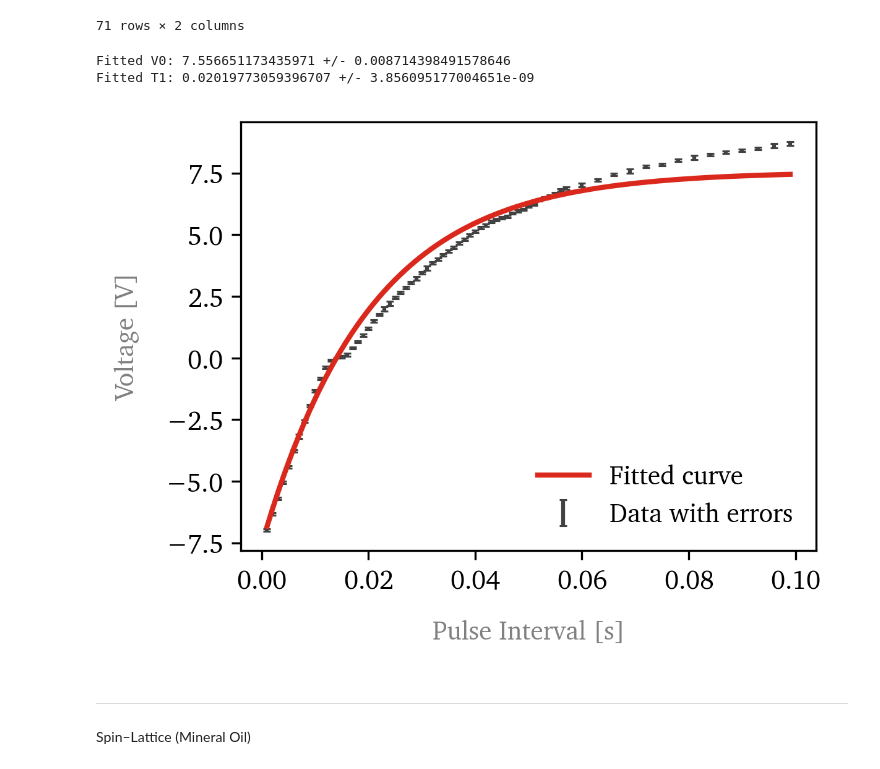
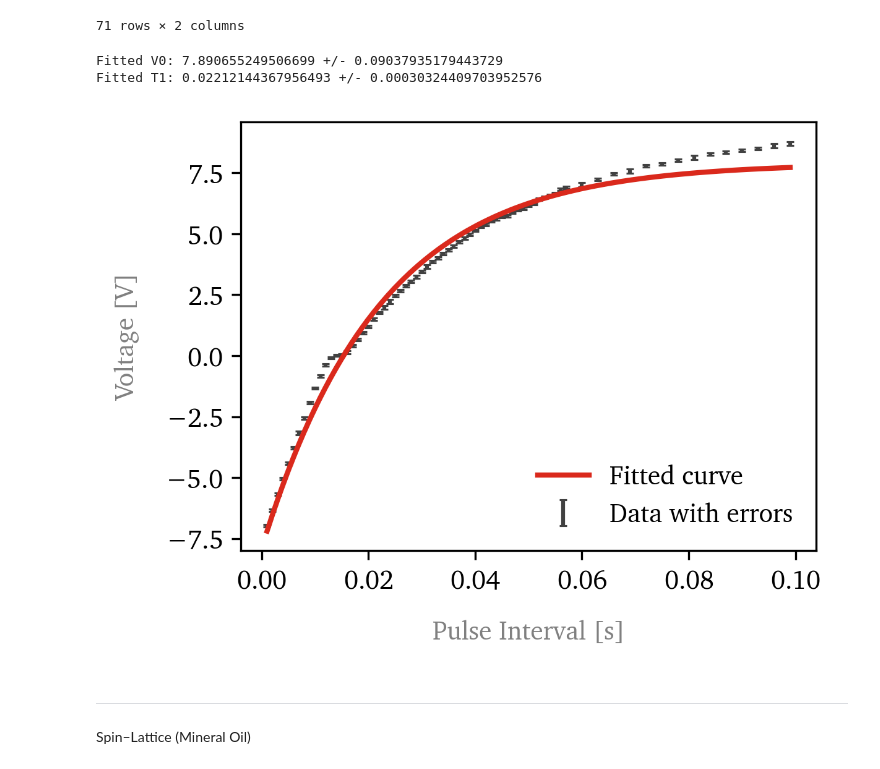
Before and after one commit to headunderheels/PHYS-461, a Jupyter notebook: 5-nmr/NMR.ipynb, the cells around one changed output. Cells and saved outputs as stored; diff of their text form; code cells hidden in the pictures.

```diff
--- a/5-nmr/NMR.ipynb
+++ b/5-nmr/NMR.ipynb
@@ -77,7 +77,7 @@ def decay_model(t, V0, T1):
 
 tdata = df['t']
 Vdata = df['V'].apply(lambda V: V.nominal_value)
-Vsigma = df['V'].apply(lambda V: max(V.std_dev, 1e-6))  # Replace 0 or near-zero std_dev with 1e-6
+Vsigma = df['V'].apply(lambda V: max(V.std_dev, 0.04))
 
 # Use curve_fit with sigma to account for errors
 initial_guesses = [10, 0.01]
@@ -85,37 +85,37 @@ popt, pcov = curve_fit(decay_model,
                                xdata=tdata,
                                ydata=Vdata,
                                sigma=Vsigma,
                                p0=initial_guesses,
-                               absolute_sigma=True
+                               absolute_sigma=False
                                )
 
 # Extract fitted parameters and their uncertainties
 V0_fitted, T1_fitted = popt
 V0_error, T1_error = np.sqrt(np.diag(pcov))
 
 print("Fitted V0:", V0_fitted, "+/-", V0_error)
 print("Fitted T1:", T1_fitted, "+/-", T1_error)
 
 # Plot data with error bars and fitted curve
 t_fit = np.linspace(min(tdata), max(tdata), 100)
 V_fit = decay_model(t_fit, V0_fitted, T1_fitted)
 
 # Plot data with error bars and fitted curve
 plt.figure(figsize=(4, 3))
 plt.errorbar(tdata, Vdata, yerr=Vsigma, label='Data with errors', ecolor='#414141', fmt='none', capsize=1.5, capthick=0.75, linewidth=1.5)
 plt.plot(t_fit, V_fit, color='#da291c', zorder=10, label='Fitted curve', linewidth=2)
 
 # Set labels with gray color
 plt.xlabel('Pulse Interval [s]', color='gray', labelpad=10)
 plt.ylabel('Voltage [V]', color='gray', labelpad=10)
 
 plt.legend(facecolor='none', edgecolor='none', frameon=True, fancybox=False, loc='lower right')
 plt.savefig('./overleaf/images/sl-glycerin.png', dpi=300, bbox_inches='tight')
 plt.show()
 # %% [output]
-Fitted V0: 7.556651173435971 +/- 0.008714398491578646
-Fitted T1: 0.02019773059396707 +/- 3.856095177004651e-09
+Fitted V0: 7.890655249506699 +/- 0.09037935179443729
+Fitted T1: 0.02212144367956493 +/- 0.00030324409703952576
-[figure, old version]
+[figure, new version]
 # %% [markdown]
 ---
 Spin–Lattice (Mineral Oil)
```
Also changed, not shown: parts of 3 cells of this notebook, 3 other files.
